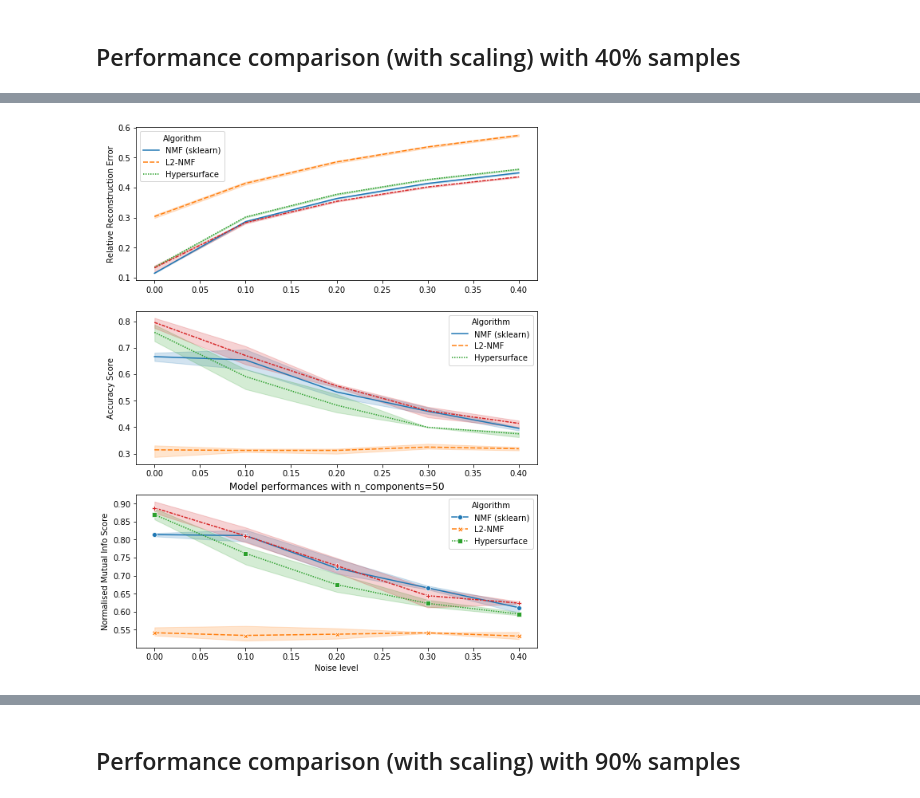
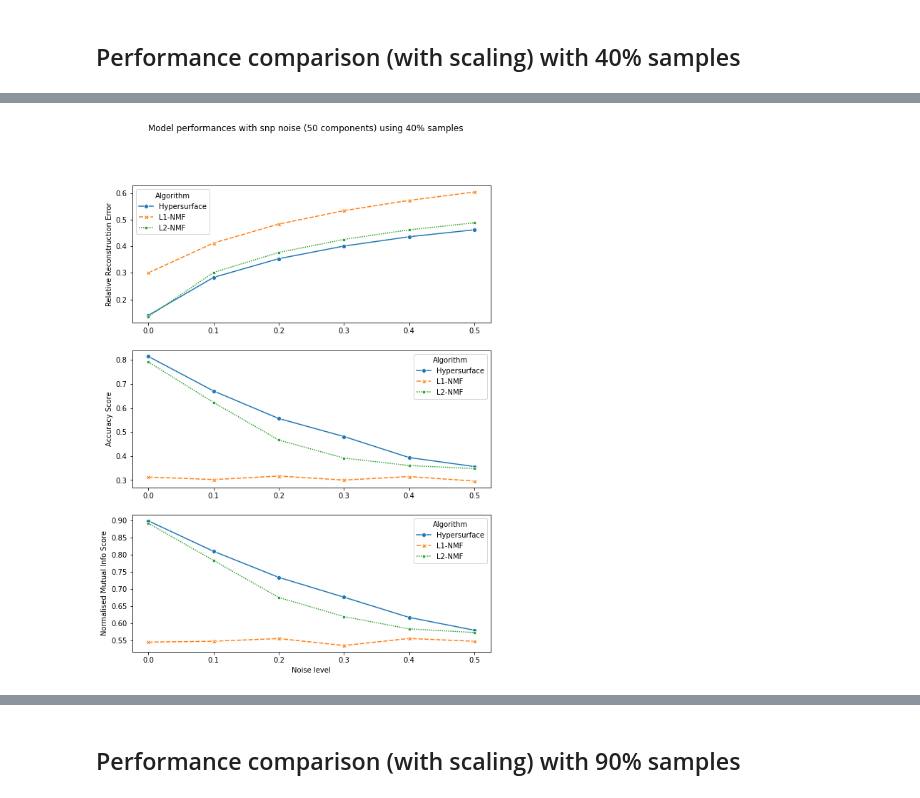
Before and after one commit to Dovermore/COMP5328NMF, a Jupyter notebook: src/assignment1_ORL.ipynb, the cells around one changed output, grey strips where cells are left out. Cells and saved outputs as stored; diff of their text form; code cells hidden in the pictures.

```diff
--- a/src/assignment1_ORL.ipynb
+++ b/src/assignment1_ORL.ipynb
@@ -377,13 +634,13 @@ n_trials = 3         #No of random samples considered for training
 pc_sample = 0.4      #Training with 40% data
 # %%
 #Saltnpepper noise
-all_n_components = range(30, 60, 20)
+all_n_components = [50]
 noise_alg = SaltNPepper
-noise_levels = np.arange(0, 0.5, 0.1)
-ratios = [0.5] #np.arange(0.0, 1, 0.5)
+noise_levels = np.arange(0, 0.6, 0.1)
+ratios = [0.5]
 noise_kwargs_pairs = make_grid_alg_kwargs(noise_alg, p=noise_levels, r=ratios)
 
-evaluations = benchmark(X_orl, Y_orl, scaler,
+scaled_snp_40 = benchmark(X_orl, Y_orl, scaler,
                         alg_kwargs_pairs, all_n_components,
                         noise_kwargs_pairs,
                         metrics, metrics_names,
@@ -410,3 +712,13 @@ Noise: {'noise_id': 0, 'p': 0.0, 'r': 0.5}
+# %%
+scaled_snp_40_mean = scaled_snp_40.groupby(['alg','n_components','noise_id']).mean()
+scaled_snp_40_mean = scaled_snp_40_mean.rename(columns={'rre':'rre_mean','acc_score':'acc_mean','nmi_score':'nmi_mean'})
+# %%
+scaled_snp_40_std = scaled_snp_40.groupby(['alg','n_components','noise_id']).std()
+scaled_snp_40_std = scaled_snp_40_std.rename(columns={'rre':'rre_sd','acc_score':'acc_sd','nmi_score':'nmi_sd'})
+scaled_snp_40_std = scaled_snp_40_std.drop(columns=['p', 'r'])
+# %%
+scaled_snp_40_grouped = pd.concat([scaled_snp_40_mean, scaled_snp_40_std],axis=1)
+scaled_snp_40_grouped.to_csv('Performance_snp_scaled_40%.csv')
 # %%
 # Plotting RRE, Accuracy and NMI scores against different Salt & pepper noise levels for n_components=50
 fig = plt.figure(figsize=[9, 12])
@@ -414,14 +726,15 @@ fig = plt.figure(figsize=[9, 12])
 ax = fig.add_subplot(311)
 sns.lineplot(
     x="p",
-    y="rre",
+    y="rre_mean",
     hue="alg",
     #size="n_components",
     style="alg",
-    data=evaluations.query("n_components == 50"),
-    estimator='mean',
-    ci=95,
+    data=scaled_snp_40_grouped.query("n_components == 50 and (alg=='NmfL2Estimator' or alg=='NmfHyperEstimator' or alg=='NmfL1Estimator')"),
+    #estimator='mean',
+    #ci=95,
     n_boot=1000,
+    markers=True,
     seed=None,
     sort=True,
     err_style='band',
@@ -429,49 +742,50 @@ sns.lineplot(
 )
 ax.set_xlabel('')
 ax.set_ylabel("Relative Reconstruction Error")
-ax.legend(title="Algorithm", loc="upper left", labels=['NMF (sklearn)','L2-NMF','Hypersurface'])
+ax.legend(title="Algorithm", loc="upper left", labels=['Hypersurface','L1-NMF','L2-NMF'])
 
 ax = fig.add_subplot(312)
 sns.lineplot(
     x="p",
-    y="acc_score",
+    y="acc_mean",
     hue="alg",
     #size="n_components",
     style="alg",
-    data=evaluations.query("n_components == 50"),# and alg == 'NmfHyperEstimator'"),
-    estimator='mean',
-    ci=95,
+    data=scaled_snp_40_grouped.query("n_components == 50 and (alg=='NmfL2Estimator' or alg=='NmfHyperEstimator' or alg=='NmfL1Estimator')"),
+    #estimator='mean',
+    #ci=95,
     n_boot=1000,
+    markers=True,
     seed=None,
     sort=True,
     err_style='band',
     legend='full',
 )
 ax.set_xlabel('')
 ax.set_ylabel("Accuracy Score")
-ax.legend(title="Algorithm", loc="upper right", labels=['NMF (sklearn)','L2-NMF','Hypersurface'])
+ax.legend(title="Algorithm", loc="upper right", labels=['Hypersurface','L1-NMF','L2-NMF'])
 
 ax = fig.add_subplot(313)
 sns.lineplot(
     x="p",
-    y="nmi_score",
+    y="nmi_mean",
     hue="alg",
     #size="n_components",
     style="alg",
-    data=evaluations.query("n_components == 50"),# and noise_level==0.1"),# and alg == 'NmfHyperEstimator'"),
-    estimator='mean',
-    ci=95,
+    data=scaled_snp_40_grouped.query("n_components == 50 and (alg=='NmfL2Estimator' or alg=='NmfHyperEstimator' or alg=='NmfL1Estimator')"),
+    #estimator='mean',
+    #ci=95,
     markers=True,
     n_boot=1000,
     seed=None,
     sort=True,
     err_style='band',
     legend='full',
 )
 ax.set_xlabel("Noise level")
 ax.set_ylabel("Normalised Mutual Info Score")
-ax.legend(title="Algorithm", loc="upper right", labels=['NMF (sklearn)','L2-NMF','Hypersurface'])
-plt.title("Model performances with n_components=50")
-plt.savefig("snp_scaled_40%_new")
+ax.legend(title="Algorithm", loc="upper right", labels=['Hypersurface','L1-NMF','L2-NMF'])
+plt.suptitle("Model performances with snp noise (50 components) using 40% samples")
+plt.savefig("snp_scaled_40%")
 # %% [output]
-[figure, old version]
+[figure, new version]
```
Also changed, not shown: parts of 55 cells of this notebook, 1 other file.
